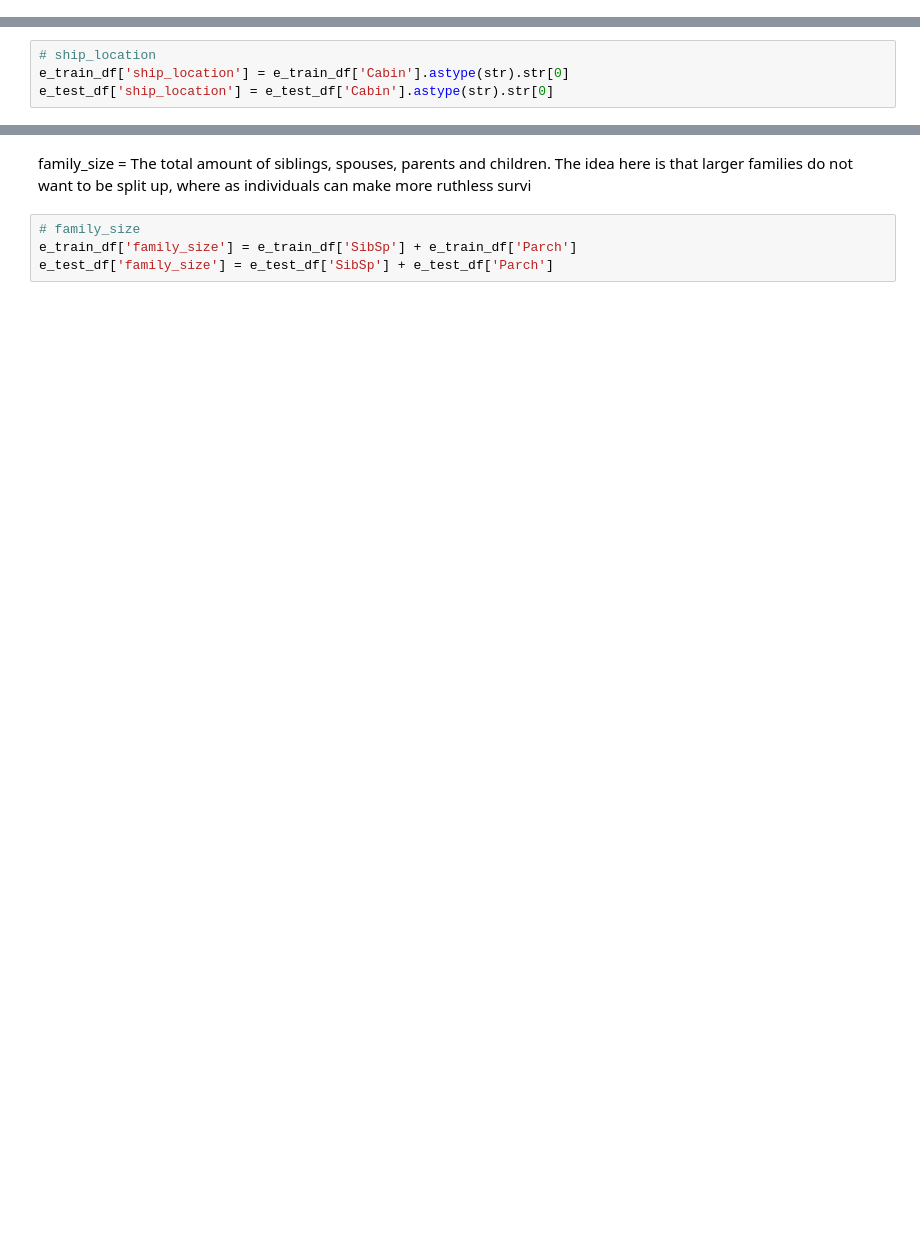
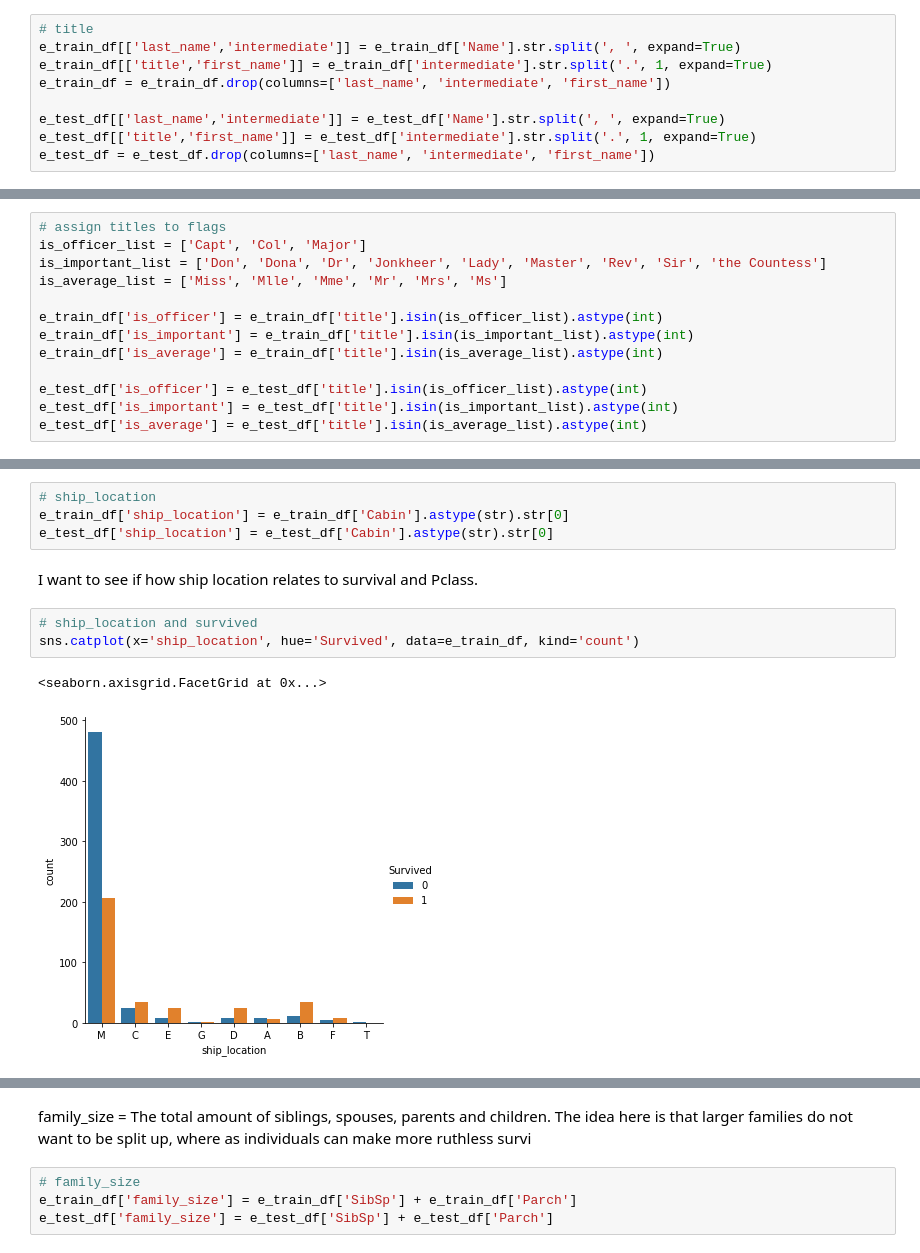
Before and after one commit to levimjoseph/kaggle-public, a Jupyter notebook: titanic-levimjoseph.ipynb, the cells around one changed output, grey strips where cells are left out. Saved outputs shown, nothing was run; the diff lists cells and outputs as text; blank space fills up the shorter version.

```diff
--- a/titanic-levimjoseph.ipynb
+++ b/titanic-levimjoseph.ipynb
@@ -459,0 +408,9 @@ memory usage: 49.1+ KB
+# %%
+# title
+e_train_df[['last_name','intermediate']] = e_train_df['Name'].str.split(', ', expand=True)
+e_train_df[['title','first_name']] = e_train_df['intermediate'].str.split('.', 1, expand=True)
+e_train_df = e_train_df.drop(columns=['last_name', 'intermediate', 'first_name'])
+
+e_test_df[['last_name','intermediate']] = e_test_df['Name'].str.split(', ', expand=True)
+e_test_df[['title','first_name']] = e_test_df['intermediate'].str.split('.', 1, expand=True)
+e_test_df = e_test_df.drop(columns=['last_name', 'intermediate', 'first_name'])
@@ -460 +426,14 @@ memory usage: 49.1+ KB
+# %%
+# assign titles to flags
+is_officer_list = ['Capt', 'Col', 'Major']
+is_important_list = ['Don', 'Dona', 'Dr', 'Jonkheer', 'Lady', 'Master', 'Rev', 'Sir', 'the Countess']
+is_average_list = ['Miss', 'Mlle', 'Mme', 'Mr', 'Mrs', 'Ms']
+
+e_train_df['is_officer'] = e_train_df['title'].isin(is_officer_list).astype(int)
+e_train_df['is_important'] = e_train_df['title'].isin(is_important_list).astype(int)
+e_train_df['is_average'] = e_train_df['title'].isin(is_average_list).astype(int)
+
+e_test_df['is_officer'] = e_test_df['title'].isin(is_officer_list).astype(int)
+e_test_df['is_important'] = e_test_df['title'].isin(is_important_list).astype(int)
+e_test_df['is_average'] = e_test_df['title'].isin(is_average_list).astype(int)
 # %% [markdown]
@@ -471,3 +452,11 @@ Cabins in sort order: ['A10', 'A11', 'A14', 'A16', 'A18', 'A19', 'A20', 'A21', '
 # ship_location
 e_train_df['ship_location'] = e_train_df['Cabin'].astype(str).str[0]
 e_test_df['ship_location'] = e_test_df['Cabin'].astype(str).str[0]
+# %% [markdown]
+I want to see if how ship location relates to survival and Pclass.
+# %%
+# ship_location and survived
+sns.catplot(x='ship_location', hue='Survived', data=e_train_df, kind='count')
+# %% [output]
+<seaborn.axisgrid.FacetGrid at 0x...>
+[figure, added]
```
Also changed, not shown: parts of 28 cells of this notebook.
